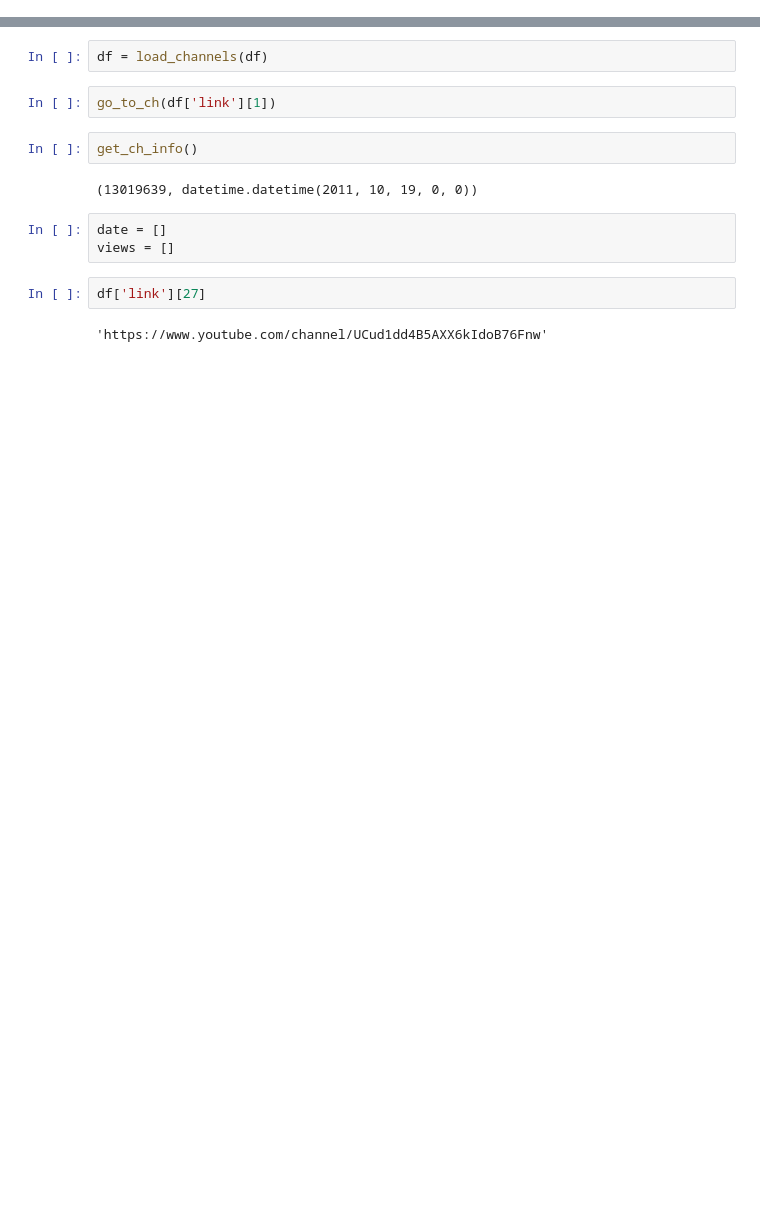
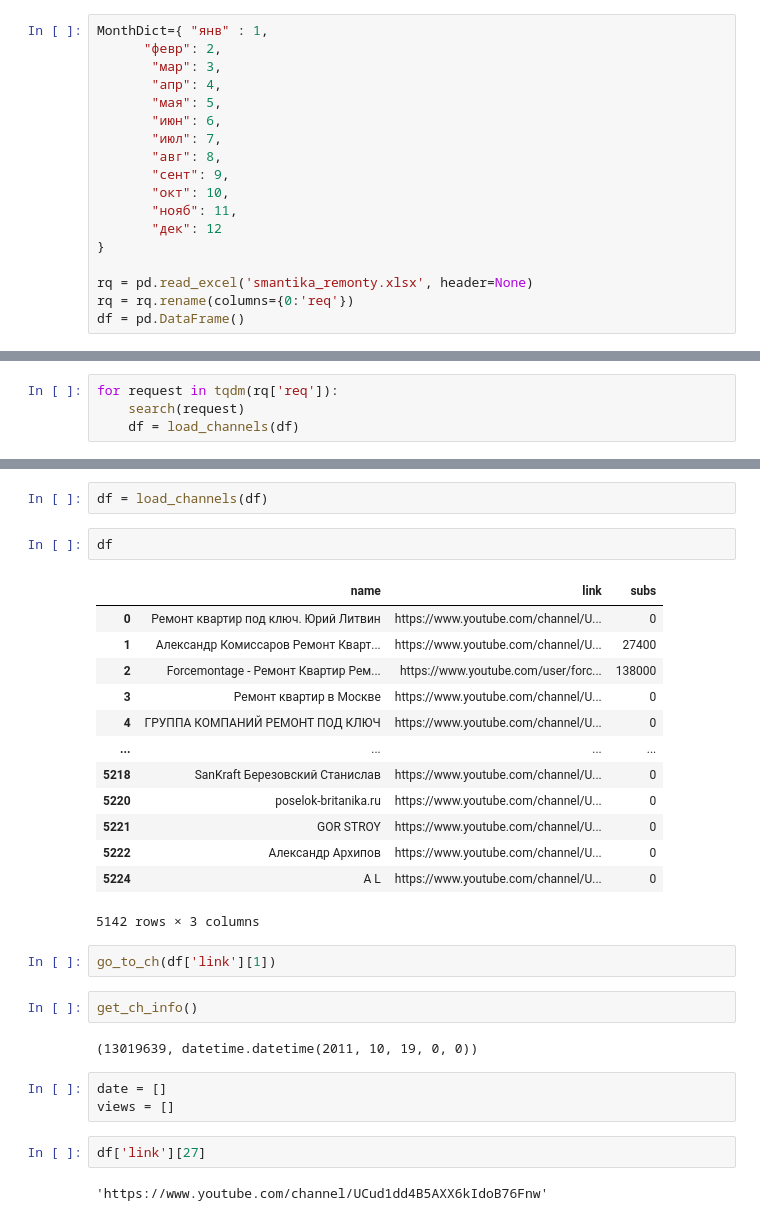
Before and after one commit to VityaVitalich/inst, a Jupyter notebook: youtube_parsing.ipynb, the cells around one changed output, grey strips where cells are left out. Cells and saved outputs as stored; diff of their text form; blank space fills up the shorter version.

```diff
--- a/youtube_parsing.ipynb
+++ b/youtube_parsing.ipynb
@@ -31,4 +31,22 @@ import datetime
 # %% [output]
 [nltk_data] Downloading package stopwords to /home/victor/nltk_data...
 [nltk_data]   Package stopwords is already up-to-date!
+# %%
+MonthDict={ "янв" : 1,
+      "февр": 2,
+       "мар": 3,
+       "апр": 4,
+       "мая": 5,
+       "июн": 6,
+       "июл": 7,
+       "авг": 8,
+       "сент": 9,
+       "окт": 10,
+       "нояб": 11,
+       "дек": 12
+}
+
+rq = pd.read_excel('smantika_remonty.xlsx', header=None)
+rq = rq.rename(columns={0:'req'})
+df = pd.DataFrame()
 # %%
@@ -166,0 +227,4 @@ search('ремонт')
+# %%
+for request in tqdm(rq['req']):
+    search(request)
+    df = load_channels(df)
@@ -167,5 +248,21 @@ search('ремонт')
 # %%
 df = load_channels(df)
+# %%
+df
+# %% [output]
+|  | name | link | subs |
+| 0 | Ремонт квартир под ключ. Юрий Литвин | https://www.youtube.com/channel/U... | 0 |
+| 1 | Александр Комиссаров Ремонт Кварт... | https://www.youtube.com/channel/U... | 27400 |
+| 2 | Forcemontage - Ремонт Квартир Рем... | https://www.youtube.com/user/forc... | 138000 |
+| 3 | Ремонт квартир в Москве | https://www.youtube.com/channel/U... | 0 |
+| 4 | ГРУППА КОМПАНИЙ РЕМОНТ ПОД КЛЮЧ | https://www.youtube.com/channel/U... | 0 |
+| ... | ... | ... | ... |
+| 5218 | SanKraft Березовский Станислав | https://www.youtube.com/channel/U... | 0 |
+| 5220 | poselok-britanika.ru | https://www.youtube.com/channel/U... | 0 |
+| 5221 | GOR STROY | https://www.youtube.com/channel/U... | 0 |
+| 5222 | Александр Архипов | https://www.youtube.com/channel/U... | 0 |
+| 5224 | A L | https://www.youtube.com/channel/U... | 0 |
+5142 rows × 3 columns
 # %%
 go_to_ch(df['link'][1])
 # %%
```
Also changed, not shown: parts of 8 cells of this notebook, 1 other file.
